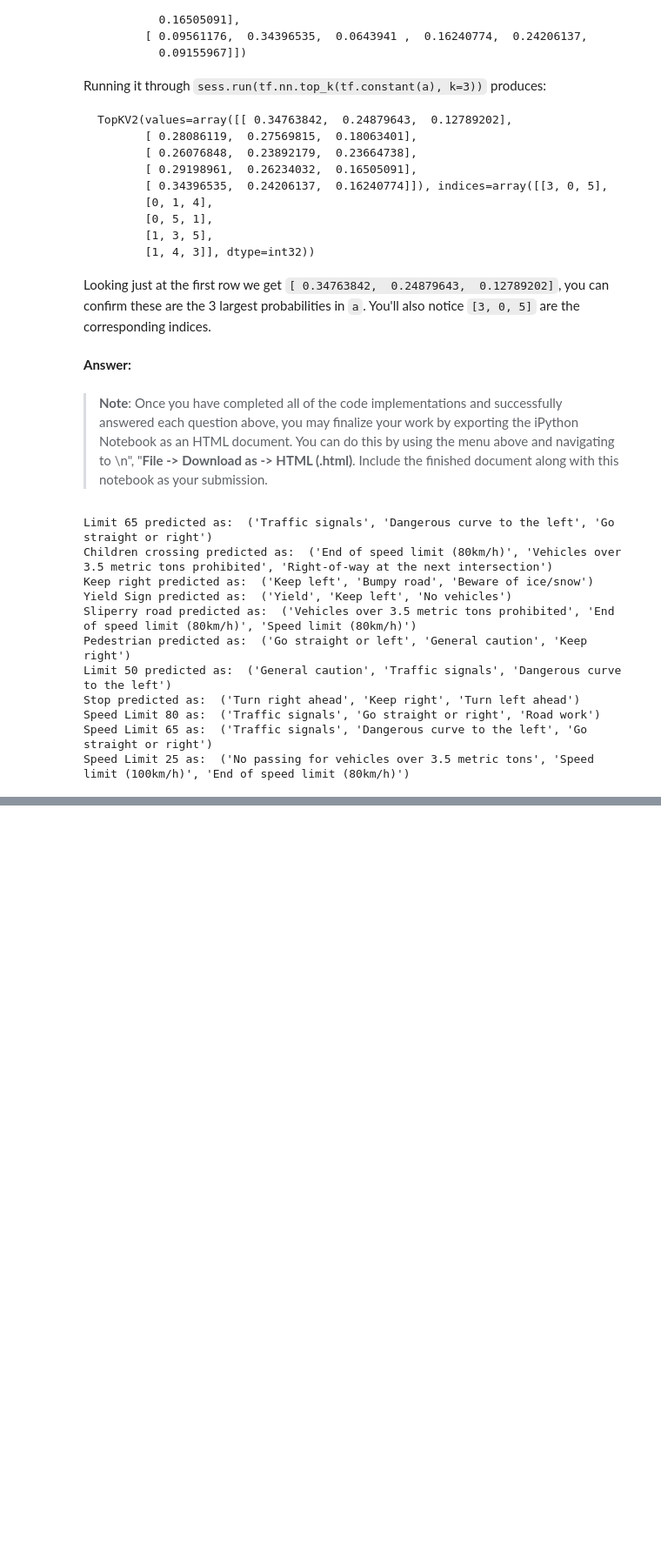
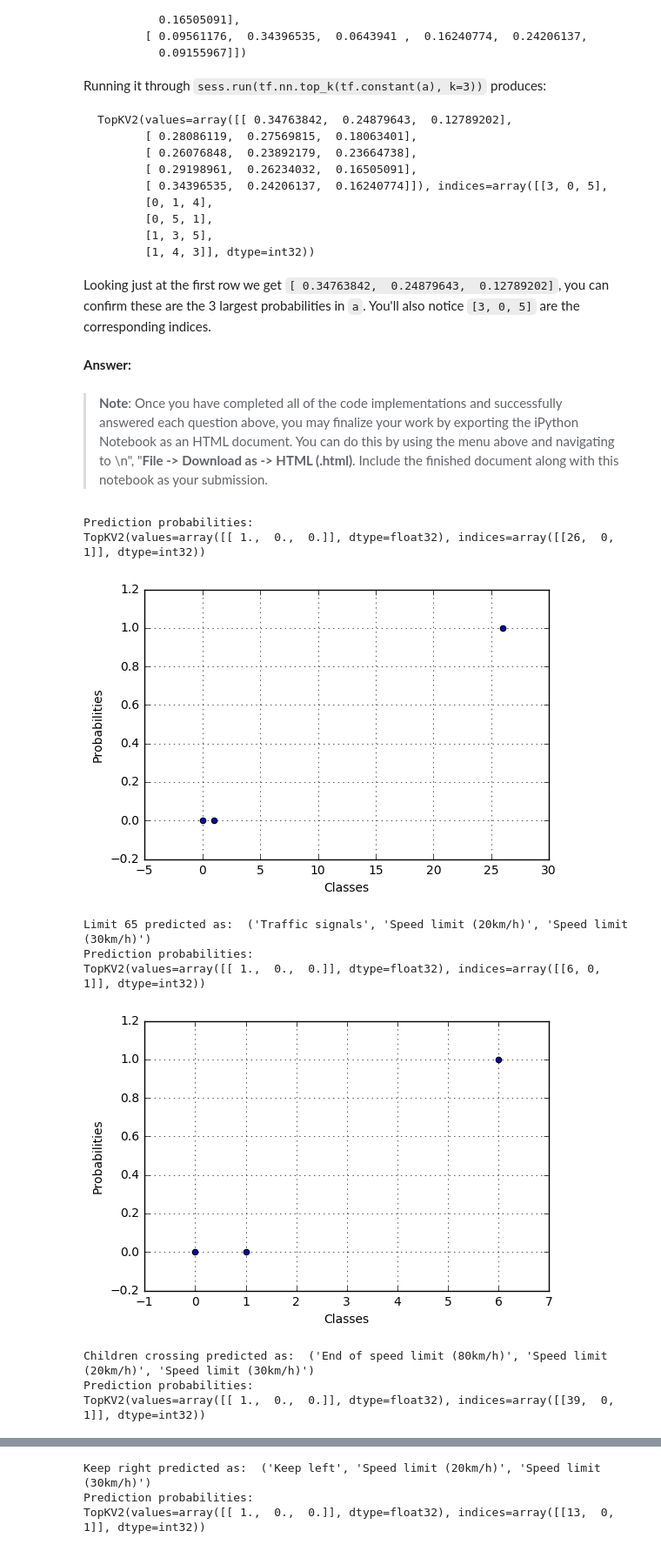
Before and after one commit to kashmawy/self_driving_cars, a Jupyter notebook: traffic_sign_classifier/Traffic_Sign_Classifier.ipynb, the cells around one changed output, grey strips where cells are left out. Shown at 87% size. Drawn from its saved outputs; the diff is of its cells as text; code cells hidden in the pictures; blank space fills up the shorter version.

```diff
--- a/traffic_sign_classifier/Traffic_Sign_Classifier.ipynb
+++ b/traffic_sign_classifier/Traffic_Sign_Classifier.ipynb
@@ -407,16 +406,16 @@ def predict(imagepath):
     image = imageprepare(imagepath)
 
     with tf.Session() as sess:
+        init = tf.global_variables_initializer()
+        sess.run(init)
+
         new_saver = tf.train.import_meta_graph('trained_model_advanced_final.meta')
         new_saver.restore(sess, tf.train.latest_checkpoint('./'))
         fc2 = tf.get_collection('fc2')[0]
         x = tf.get_collection('x')[0]
         predict = tf.argmax(fc2, 1)
+
         most_likely_class = sess.run(predict, feed_dict={x: [image]})
-        # fc2_result = sess.run(fc2, feed_dict={x: [image]})
-        # print(fc2_result)
-        # top_k = sess.run(tf.nn.top_k(fc2_result, k=3))
-        # print(top_k)
         return signs[str(most_likely_class[0])]
 
 print("Limit 65 predicted as: ", predict('signs/speed_limit_65.jpg'))
@@ -430,11 +429,6 @@ print("Stop predicted as: ", predict('signs/stop_sign.png'))
 print("Speed Limit 80 as: ", predict('signs/speed__limit_80.png'))
 print("Speed Limit 65 as: ", predict('signs/speed_limit_65_2.jpg'))
 print("Speed Limit 25 as: ", predict('signs/speed_limit_25.png'))
-
-# print("Stop Sign as: ", predict('stop_sign_3.jpg'))
-# print("Speed Limit 40 as: ", predict('speed_limit_40.jpg'))
-# print("Animals crossing as: ", predict('no_u_turn.png'))
-# print("Stop sign 2 as: ", predict('stop_sign_2.png'))
 # %% [output]
 Limit 65 predicted as:  Traffic signals
 Children crossing predicted as:  End of speed limit (80km/h)
@@ -579,6 +578,7 @@ Looking just at the first row we get `[ 0.34763842,  0.24879643,  0.12789202]`,
 import csv
 import pickle
 import cv2
+import matplotlib.pyplot as plt
 import numpy as np
 import tensorflow as tf
 from sklearn.utils import shuffle
@@ -600,53 +600,63 @@ def getsignsdictionary():
         reader = csv.reader(infile)
         return dict((rows[0], rows[1]) for rows in reader)
 
+def showplot(probabilities, classes):
+    plt.scatter(
+        [classes[0], classes[1], classes[2]],
+        [probabilities[0], probabilities[1], probabilities[2]],
+    )
+    plt.grid(True)
+    plt.ylabel('Probabilities')
+    plt.xlabel('Classes')
+    plt.show()
+
 def predict(imagepath):
     signs = getsignsdictionary()
     image = imageprepare(imagepath)
 
     with tf.Session() as sess:
         new_saver = tf.train.import_meta_graph('trained_model_advanced_final.meta')
         new_saver.restore(sess, tf.train.latest_checkpoint('./'))
         fc2 = tf.get_collection('fc2')[0]
         x = tf.get_collection('x')[0]
-        predict = tf.argmax(fc2, 1)
-        # most_likely_class = sess.run(predict, feed_dict={x: [image]})
-        fc2_result = sess.run(fc2, feed_dict={x: [image]})
-        # print(fc2_result)
-        top_k = sess.run(tf.nn.top_k(tf.constant(fc2_result), k=3))
-        # print(top_k.indices[0][0], top_k.indices[0][1], top_k.indices[0][2])
-        # print(top_k)
+
+        accuracy = tf.nn.softmax(fc2)
+        accuracy_result = sess.run(tf.nn.top_k(accuracy, 3), feed_dict={x: [image]})
+        print("Prediction probabilities:")
+        print(accuracy_result)
+
+        showplot(accuracy_result.values[0], accuracy_result.indices[0])
+
         most_likely_classes = (
-            top_k.indices[0][0],
-            top_k.indices[0][1],
-            top_k.indices[0][2]
+            accuracy_result.indices[0][0],
+            accuracy_result.indices[0][1],
+            accuracy_result.indices[0][2]
         )
         return (
             signs[str(most_likely_classes[0])],
             signs[str(most_likely_classes[1])],
             signs[str(most_likely_classes[2])],
         )
 
 print("Limit 65 predicted as: ", predict('signs/speed_limit_65.jpg'))
 print("Children crossing predicted as: ", predict('signs/children_crossing.jpg'))
 print("Keep right predicted as: ", predict('signs/keep_right.png'))
 print("Yield Sign predicted as: ", predict('signs/yield_sign.jpeg'))
 print("Sliperry road predicted as: ", predict('signs/sliperry_road.png'))
 print("Pedestrian predicted as: ", predict('signs/pedestrian.jpg'))
 print("Limit 50 predicted as: ", predict('signs/speed_limit_50.jpg'))
 print("Stop predicted as: ", predict('signs/stop_sign.png'))
 print("Speed Limit 80 as: ", predict('signs/speed__limit_80.png'))
 print("Speed Limit 65 as: ", predict('signs/speed_limit_65_2.jpg'))
 print("Speed Limit 25 as: ", predict('signs/speed_limit_25.png'))
 # %% [output]
-Limit 65 predicted as:  ('Traffic signals', 'Dangerous curve to the left', 'Go straight or right')
-Children crossing predicted as:  ('End of speed limit (80km/h)', 'Vehicles over 3.5 metric tons prohibited', 'Right-of-way at the next intersection')
-Keep right predicted as:  ('Keep left', 'Bumpy road', 'Beware of ice/snow')
-Yield Sign predicted as:  ('Yield', 'Keep left', 'No vehicles')
-Sliperry road predicted as:  ('Vehicles over 3.5 metric tons prohibited', 'End of speed limit (80km/h)', 'Speed limit (80km/h)')
-Pedestrian predicted as:  ('Go straight or left', 'General caution', 'Keep right')
-Limit 50 predicted as:  ('General caution', 'Traffic signals', 'Dangerous curve to the left')
-Stop predicted as:  ('Turn right ahead', 'Keep right', 'Turn left ahead')
-Speed Limit 80 as:  ('Traffic signals', 'Go straight or right', 'Road work')
-Speed Limit 65 as:  ('Traffic signals', 'Dangerous curve to the left', 'Go straight or right')
-Speed Limit 25 as:  ('No passing for vehicles over 3.5 metric tons', 'Speed limit (100km/h)', 'End of speed limit (80km/h)')
+Prediction probabilities:
+TopKV2(values=array([[ 1.,  0.,  0.]], dtype=float32), indices=array([[26,  0,  1]], dtype=int32))
+[figure, added]
+Limit 65 predicted as:  ('Traffic signals', 'Speed limit (20km/h)', 'Speed limit (30km/h)')
+Prediction probabilities:
+TopKV2(values=array([[ 1.,  0.,  0.]], dtype=float32), indices=array([[6, 0, 1]], dtype=int32))
+[figure, added]
+Children crossing predicted as:  ('End of speed limit (80km/h)', 'Speed limit (20km/h)', 'Speed limit (30km/h)')
+Prediction probabilities:
+TopKV2(values=array([[ 1.,  0.,  0.]], dtype=float32), indices=array([[39,  0,  1]], dtype=int32))
@@ -652,0 +664,3 @@ Speed Limit 25 as:  ('No passing for vehicles over 3.5 metric tons', 'Speed limi
+Keep right predicted as:  ('Keep left', 'Speed limit (20km/h)', 'Speed limit (30km/h)')
+Prediction probabilities:
+TopKV2(values=array([[ 1.,  0.,  0.]], dtype=float32), indices=array([[13,  0,  1]], dtype=int32))
```
Also changed, not shown: parts of 4 cells of this notebook.
